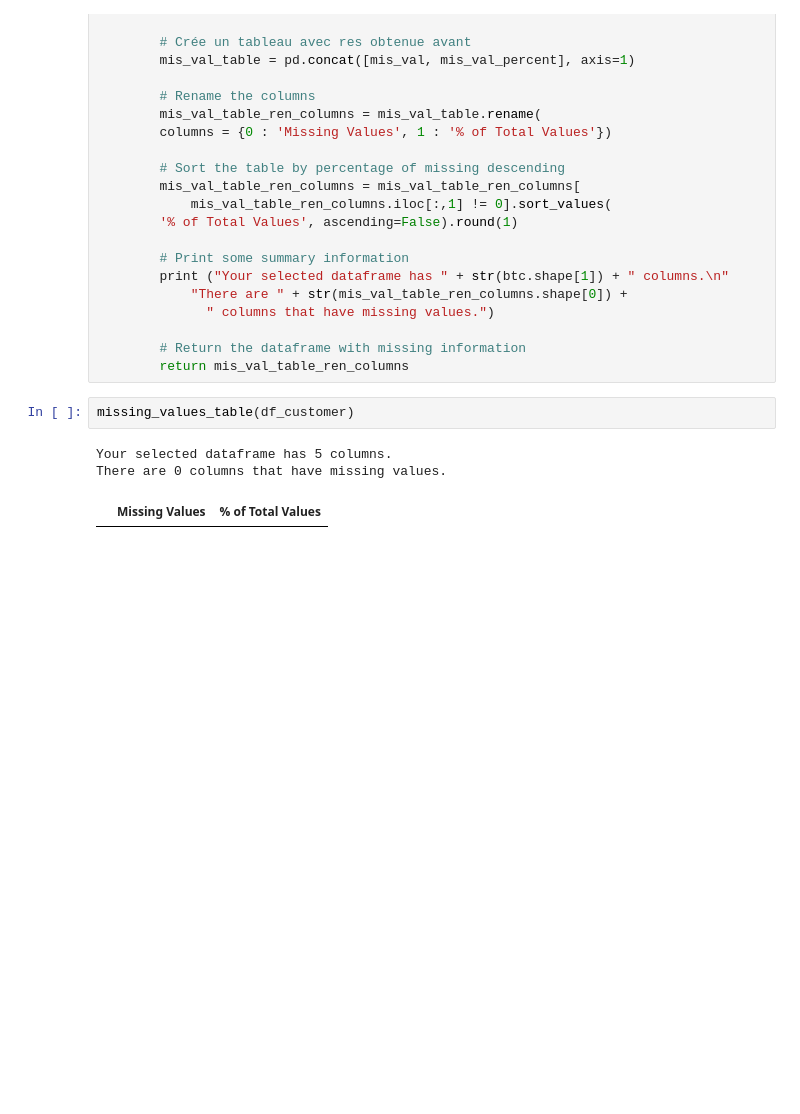
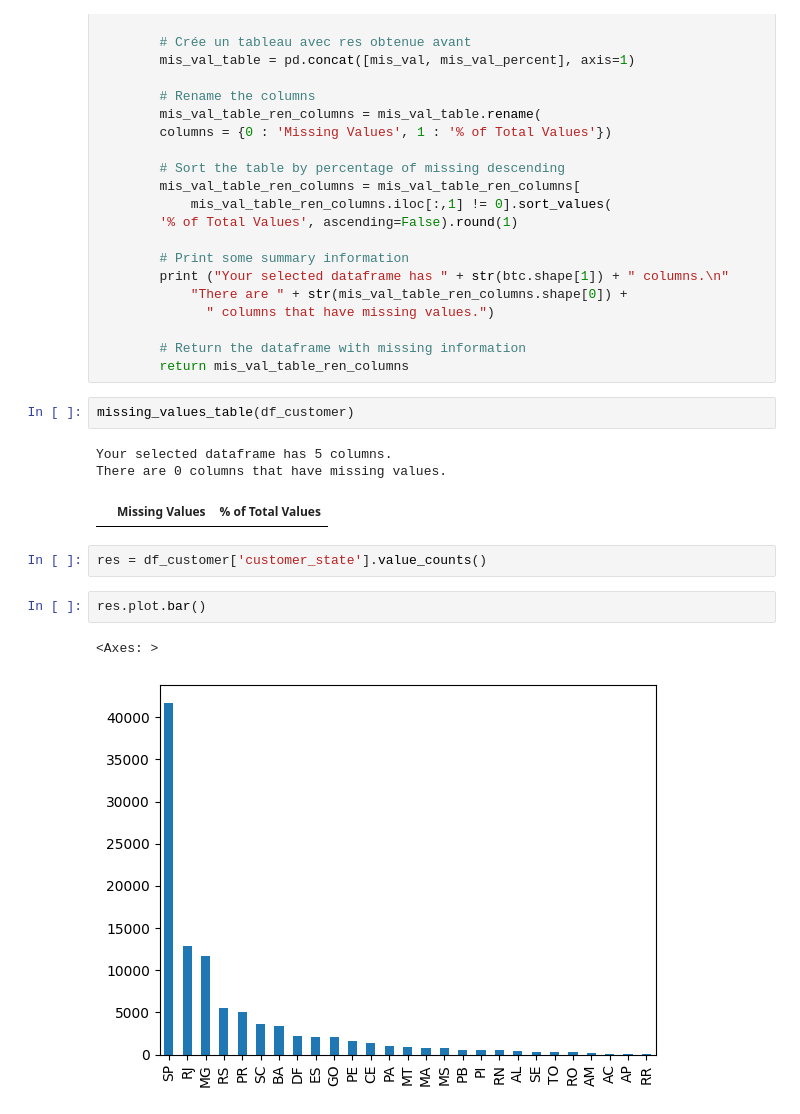
Before and after one commit to SaiaR1523/Olist, a Jupyter notebook: customer_dataset.ipynb, the cells around one changed output. Drawn from its saved outputs; the diff is of its cells as text; blank space fills up the shorter version.

Commit message:
Update customer_dataset.ipynb
Labo sur le csv seller

```diff
--- a/customer_dataset.ipynb
+++ b/customer_dataset.ipynb
@@ -56,3 +56,10 @@ missing_values_table(df_customer)
 Your selected dataframe has 5 columns.
 There are 0 columns that have missing values.
 |  | Missing Values | % of Total Values |
+# %%
+res = df_customer['customer_state'].value_counts()
+# %%
+res.plot.bar()
+# %% [output]
+<Axes: >
+[figure, added]
```
Also changed, not shown: parts of 9 cells of this notebook.
